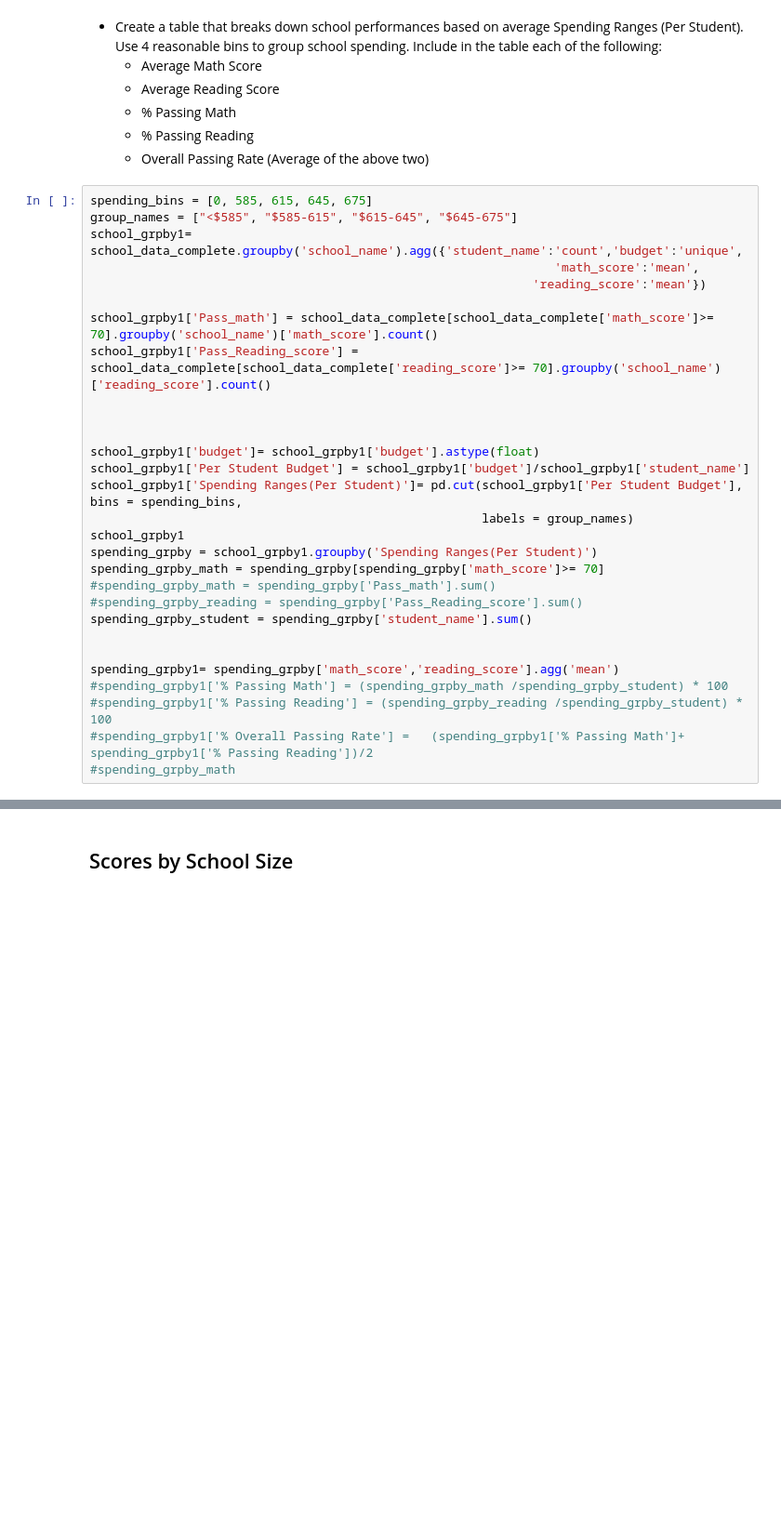
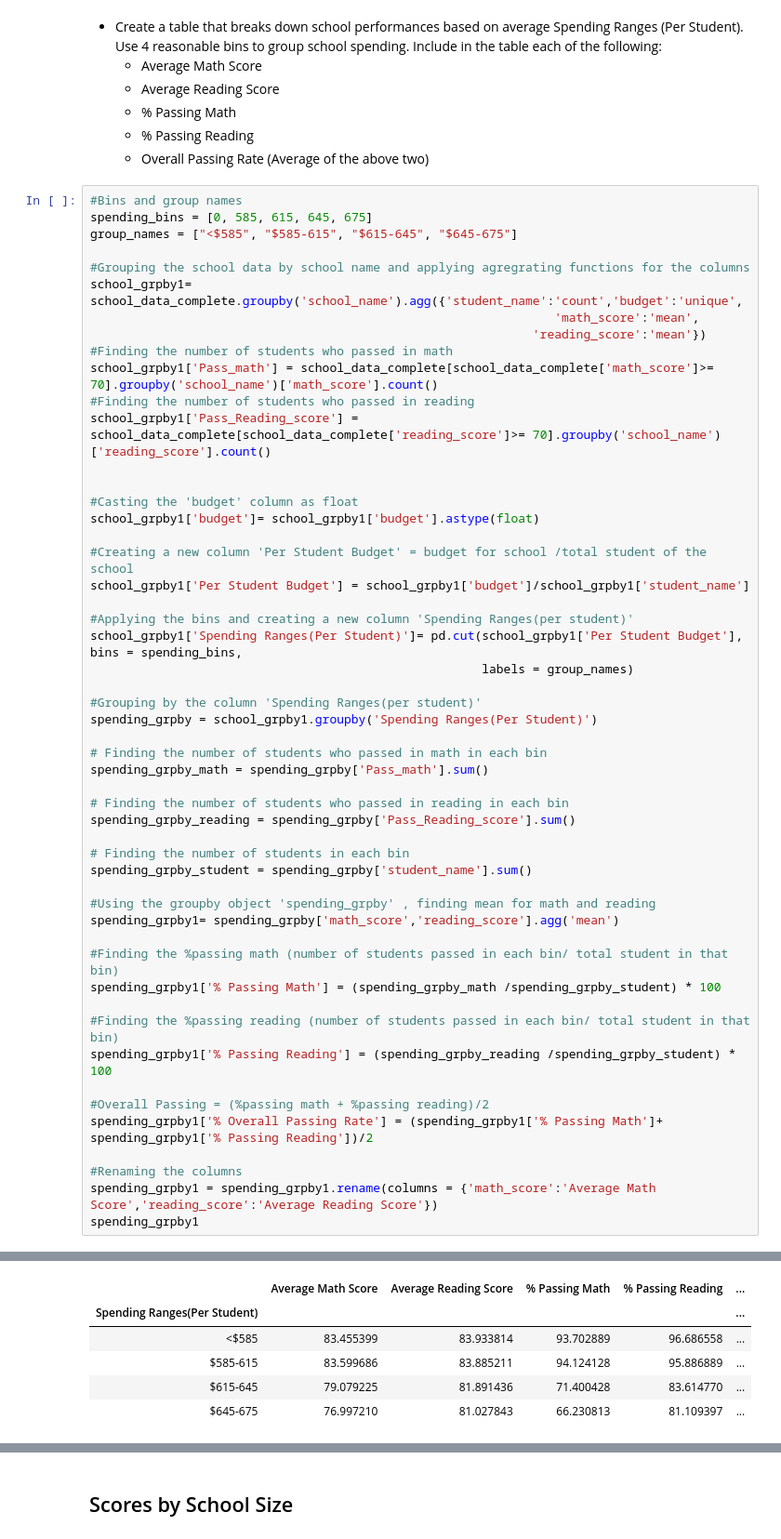
Before and after one commit to Sasmita28/pandas-challenge, a Jupyter notebook: PyCitySchools/PyCitySchools_starter.ipynb, the cells around one changed output, grey strips where cells are left out. Shown at 93% size. Drawn from its saved outputs; the diff is of its cells as text; blank space fills up the shorter version.

```diff
--- a/PyCitySchools/PyCitySchools_starter.ipynb
+++ b/PyCitySchools/PyCitySchools_starter.ipynb
@@ -265,32 +317,55 @@ final_reading_grade
   * % Passing Reading
   * Overall Passing Rate (Average of the above two)
 # %%
+#Bins and group names
 spending_bins = [0, 585, 615, 645, 675]
 group_names = ["<$585", "$585-615", "$615-645", "$645-675"]
+
+#Grouping the school data by school name and applying agregrating functions for the columns
 school_grpby1= school_data_complete.groupby('school_name').agg({'student_name':'count','budget':'unique',
                                                                 'math_score':'mean',
                                                              'reading_score':'mean'})
-
+#Finding the number of students who passed in math
 school_grpby1['Pass_math'] = school_data_complete[school_data_complete['math_score']>= 70].groupby('school_name')['math_score'].count()
+#Finding the number of students who passed in reading
 school_grpby1['Pass_Reading_score'] = school_data_complete[school_data_complete['reading_score']>= 70].groupby('school_name')['reading_score'].count()
 
 
+#Casting the 'budget' column as float
+school_grpby1['budget']= school_grpby1['budget'].astype(float)
 
-school_grpby1['budget']= school_grpby1['budget'].astype(float)
+#Creating a new column 'Per Student Budget' = budget for school /total student of the school
 school_grpby1['Per Student Budget'] = school_grpby1['budget']/school_grpby1['student_name']
+
+#Applying the bins and creating a new column 'Spending Ranges(per student)'
 school_grpby1['Spending Ranges(Per Student)']= pd.cut(school_grpby1['Per Student Budget'], bins = spending_bins,
                                                       labels = group_names)
-school_grpby1
+
+#Grouping by the column 'Spending Ranges(per student)'
 spending_grpby = school_grpby1.groupby('Spending Ranges(Per Student)')
-spending_grpby_math = spending_grpby[spending_grpby['math_score']>= 70]
-#spending_grpby_math = spending_grpby['Pass_math'].sum()
-#spending_grpby_reading = spending_grpby['Pass_Reading_score'].sum()
+
+# Finding the number of students who passed in math in each bin
+spending_grpby_math = spending_grpby['Pass_math'].sum()
+
+# Finding the number of students who passed in reading in each bin
+spending_grpby_reading = spending_grpby['Pass_Reading_score'].sum()
+
+# Finding the number of students in each bin
 spending_grpby_student = spending_grpby['student_name'].sum()
 
+#Using the groupby object 'spending_grpby' , finding mean for math and reading
+spending_grpby1= spending_grpby['math_score','reading_score'].agg('mean')
 
-spending_grpby1= spending_grpby['math_score','reading_score'].agg('mean')
-#spending_grpby1['% Passing Math'] = (spending_grpby_math /spending_grpby_student) * 100
-#spending_grpby1['% Passing Reading'] = (spending_grpby_reading /spending_grpby_student) * 100
-#spending_grpby1['% Overall Passing Rate'] =   (spending_grpby1['% Passing Math']+ spending_grpby1['% Passing Reading'])/2
-#spending_grpby_math
+#Finding the %passing math (number of students passed in each bin/ total student in that bin)
+spending_grpby1['% Passing Math'] = (spending_grpby_math /spending_grpby_student) * 100
+
+#Finding the %passing reading (number of students passed in each bin/ total student in that bin)
+spending_grpby1['% Passing Reading'] = (spending_grpby_reading /spending_grpby_student) * 100
+
+#Overall Passing = (%passing math + %passing reading)/2
+spending_grpby1['% Overall Passing Rate'] = (spending_grpby1['% Passing Math']+ spending_grpby1['% Passing Reading'])/2
+
+#Renaming the columns
+spending_grpby1 = spending_grpby1.rename(columns = {'math_score':'Average Math Score','reading_score':'Average Reading Score'})
+spending_grpby1
 # %% [output]
@@ -297,0 +372,6 @@ TypeError: '>=' not supported between instances of 'SeriesGroupBy' and 'int'
+|  | Average Math Score | Average Reading Score | % Passing Math | % Passing Reading | ... |
+| Spending Ranges(Per Student) |  |  |  |  | ... |
+| <$585 | 83.455399 | 83.933814 | 93.702889 | 96.686558 | ... |
+| $585-615 | 83.599686 | 83.885211 | 94.124128 | 95.886889 | ... |
+| $615-645 | 79.079225 | 81.891436 | 71.400428 | 83.614770 | ... |
+| $645-675 | 76.997210 | 81.027843 | 66.230813 | 81.109397 | ... |
```
Also changed, not shown: parts of 11 cells of this notebook, 3 other files.
